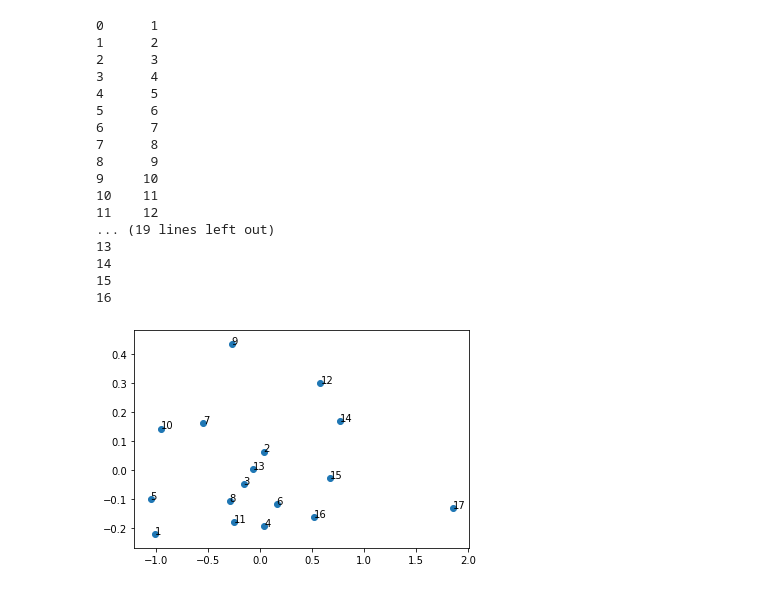
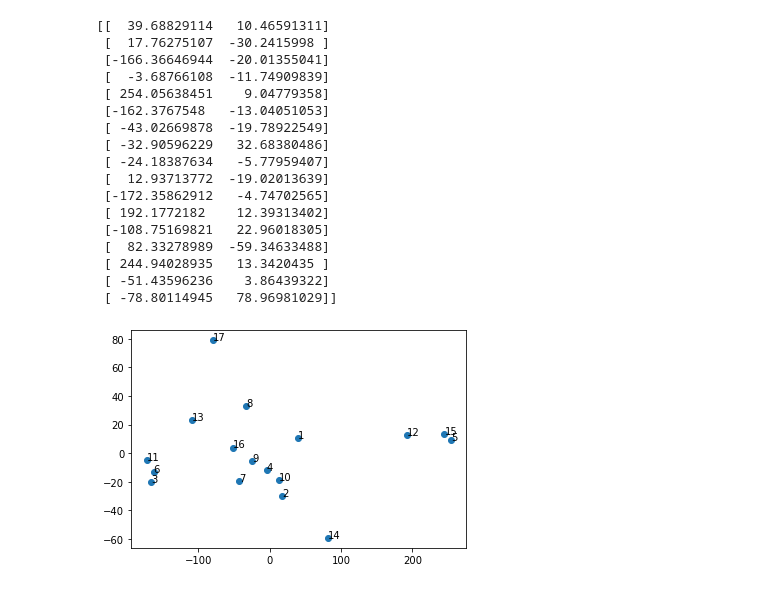
Before and after one commit to JoeRoussy/sta2453-project-1, a Jupyter notebook: PCA_GPS_RPE.ipynb, the cells around one changed output. Drawn from its saved outputs; the diff is of its cells as text; code cells hidden in the pictures.

```diff
--- a/PCA_GPS_RPE.ipynb
+++ b/PCA_GPS_RPE.ipynb
@@ -122,31 +97,22 @@ array([[-1.01303177, -0.21956245],
-# %%
-HORIZONTAL_OFFSET = 0
-VERTICAL_OFFSET = 0
-
-fig, ax = plt.subplots()
-ax.scatter(principal_components[:, 0], principal_components[:, 1])
-print(player_id_series)
-for i in range(len(player_id_series)):
-    print(i)
-    ax.annotate(str(i + 1), (principal_components[i, 0] + HORIZONTAL_OFFSET, principal_components[i, 1] + VERTICAL_OFFSET))
-# %% [output]
-0      1
-1      2
-2      3
-3      4
-4      5
-5      6
-6      7
-7      8
-8      9
-9     10
-10    11
-11    12
-... (19 lines left out)
-13
-14
-15
-16
-[figure, removed]
 # %%
 training = player_data[['AcuteLoad','ChronicLoad','AcuteChronicRatio']]
+plotPCA(training, player_id_series, 2)
+# %% [output]
+[[  39.68829114   10.46591311]
+ [  17.76275107  -30.2415998 ]
+ [-166.36646944  -20.01355041]
+ [  -3.68766108  -11.74909839]
+ [ 254.05638451    9.04779358]
+ [-162.3767548   -13.04051053]
+ [ -43.02669878  -19.78922549]
+ [ -32.90596229   32.68380486]
+ [ -24.18387634   -5.77959407]
+ [  12.93713772  -19.02013639]
+ [-172.35862912   -4.74702565]
+ [ 192.1772182    12.39313402]
+ [-108.75169821   22.96018305]
+ [  82.33278989  -59.34633488]
+ [ 244.94028935   13.3420435 ]
+ [ -51.43596236    3.86439322]
+ [ -78.80114945   78.96981029]]
+[figure, added]
```
Also changed, not shown: parts of 12 cells of this notebook, 1 other file.
